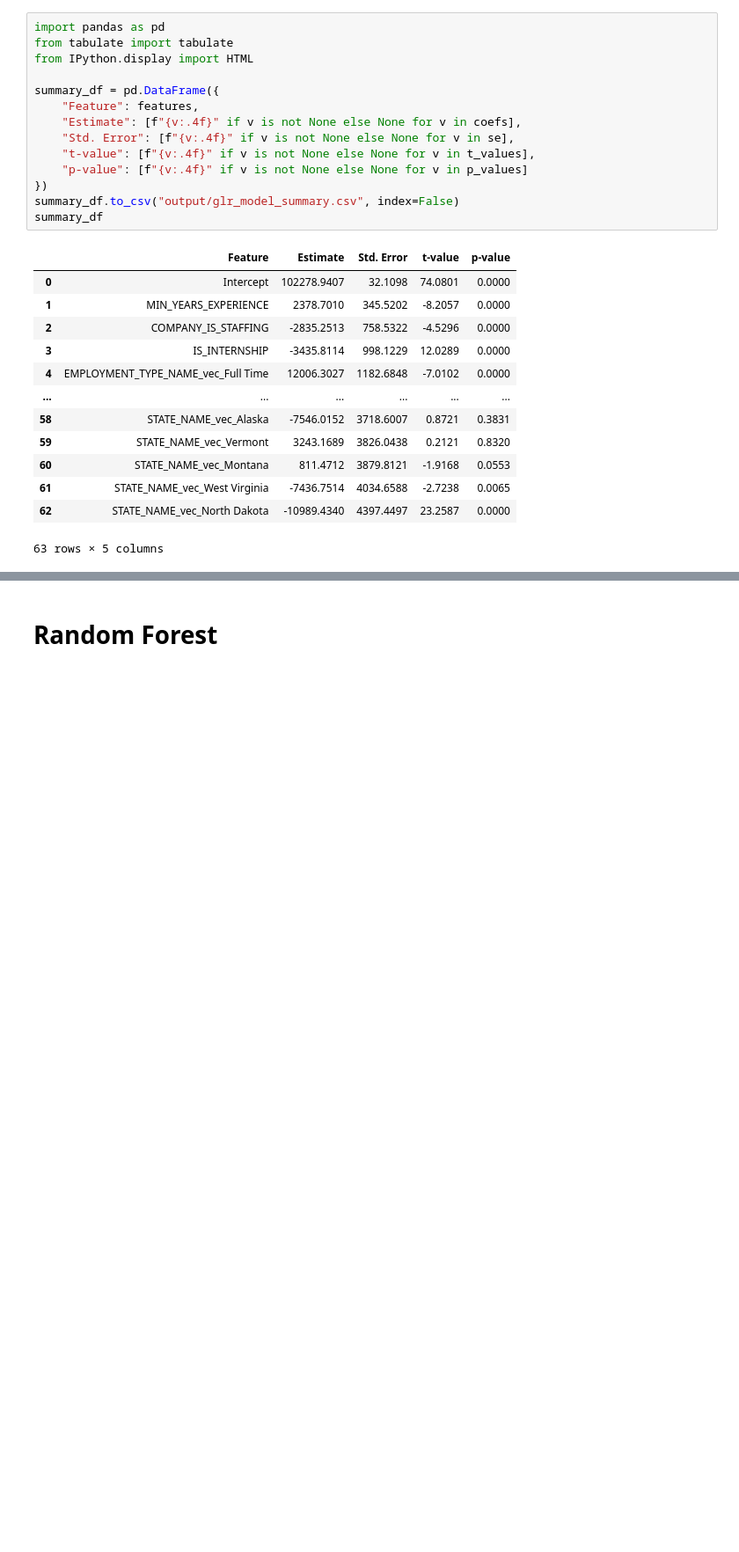
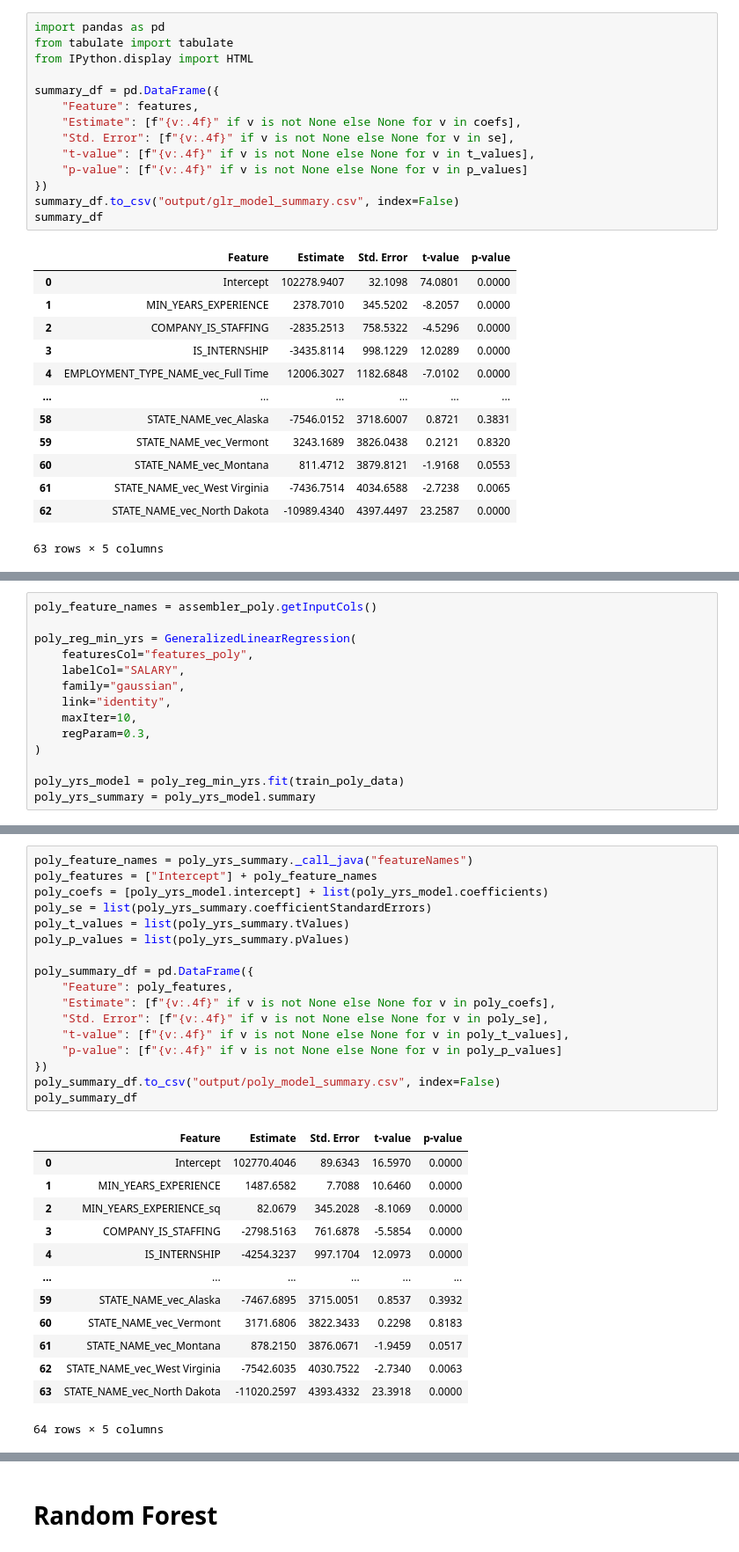
Before and after one commit to met-ad-688/assignment-04-cosull93, a Jupyter notebook: assignment04-cosull93.ipynb, the cells around one changed output, grey strips where cells are left out. Shown: that part at 88% size. Drawn from its saved outputs; the diff is of its cells as text; blank space fills up the shorter version.

```diff
--- a/assignment04-cosull93.ipynb
+++ b/assignment04-cosull93.ipynb
@@ -298,0 +339,14 @@ summary_df
+# %%
+poly_feature_names = assembler_poly.getInputCols()
+
+poly_reg_min_yrs = GeneralizedLinearRegression(
+    featuresCol="features_poly",
+    labelCol="SALARY",
+    family="gaussian",
+    link="identity",
+    maxIter=10,
+    regParam=0.3,
+)
+
+poly_yrs_model = poly_reg_min_yrs.fit(train_poly_data)
+poly_yrs_summary = poly_yrs_model.summary
@@ -298,0 +376,31 @@ summary_df
+# %%
+poly_feature_names = poly_yrs_summary._call_java("featureNames")
+poly_features = ["Intercept"] + poly_feature_names
+poly_coefs = [poly_yrs_model.intercept] + list(poly_yrs_model.coefficients)
+poly_se = list(poly_yrs_summary.coefficientStandardErrors)
+poly_t_values = list(poly_yrs_summary.tValues)
+poly_p_values = list(poly_yrs_summary.pValues)
+
+poly_summary_df = pd.DataFrame({
+    "Feature": poly_features,
+    "Estimate": [f"{v:.4f}" if v is not None else None for v in poly_coefs],
+    "Std. Error": [f"{v:.4f}" if v is not None else None for v in poly_se],
+    "t-value": [f"{v:.4f}" if v is not None else None for v in poly_t_values],
+    "p-value": [f"{v:.4f}" if v is not None else None for v in poly_p_values]
+})
+poly_summary_df.to_csv("output/poly_model_summary.csv", index=False)
+poly_summary_df
+# %% [output]
+|  | Feature | Estimate | Std. Error | t-value | p-value |
+| 0 | Intercept | 102770.4046 | 89.6343 | 16.5970 | 0.0000 |
+| 1 | MIN_YEARS_EXPERIENCE | 1487.6582 | 7.7088 | 10.6460 | 0.0000 |
+| 2 | MIN_YEARS_EXPERIENCE_sq | 82.0679 | 345.2028 | -8.1069 | 0.0000 |
+| 3 | COMPANY_IS_STAFFING | -2798.5163 | 761.6878 | -5.5854 | 0.0000 |
+| 4 | IS_INTERNSHIP | -4254.3237 | 997.1704 | 12.0973 | 0.0000 |
+| ... | ... | ... | ... | ... | ... |
+| 59 | STATE_NAME_vec_Alaska | -7467.6895 | 3715.0051 | 0.8537 | 0.3932 |
+| 60 | STATE_NAME_vec_Vermont | 3171.6806 | 3822.3433 | 0.2298 | 0.8183 |
+| 61 | STATE_NAME_vec_Montana | 878.2150 | 3876.0671 | -1.9459 | 0.0517 |
+| 62 | STATE_NAME_vec_West Virginia | -7542.6035 | 4030.7522 | -2.7340 | 0.0063 |
+| 63 | STATE_NAME_vec_North Dakota | -11020.2597 | 4393.4332 | 23.3918 | 0.0000 |
+64 rows × 5 columns
```
Also changed, not shown: parts of 9 cells of this notebook, 1 other file.
